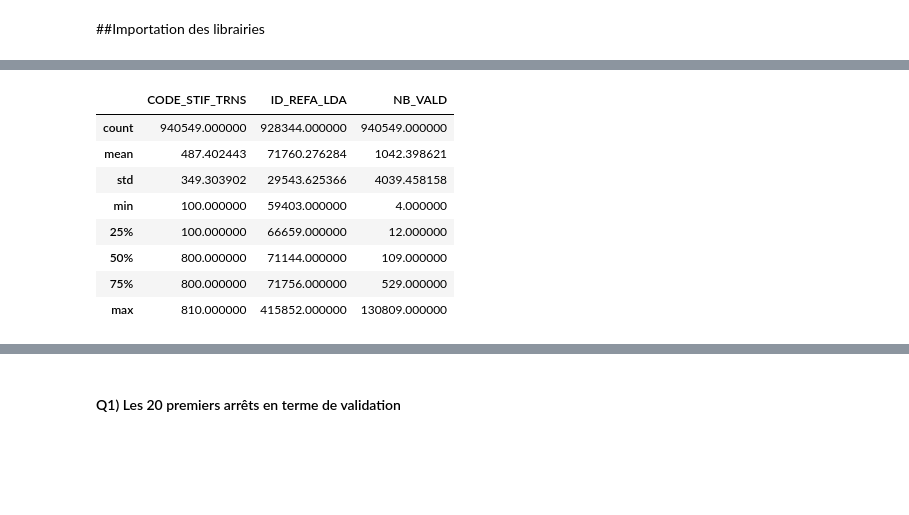
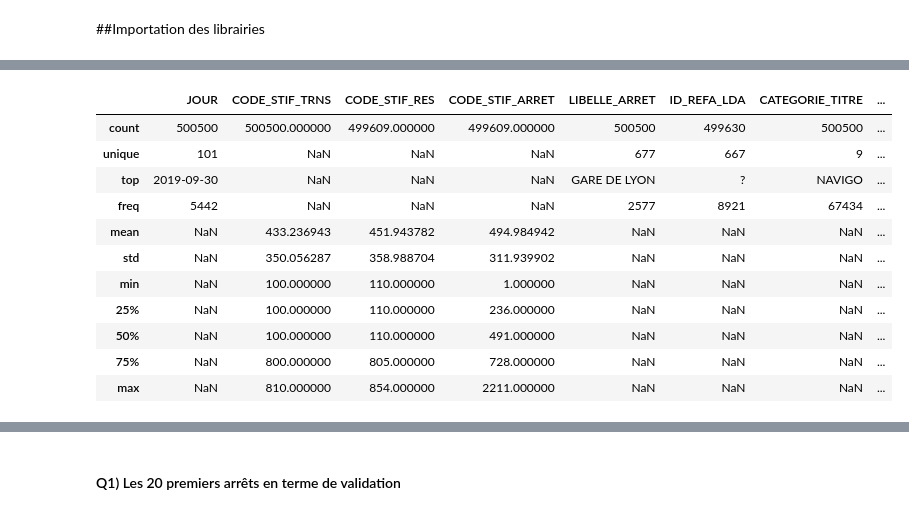
Before and after one commit to ChristiiK/AppliDataSncf, a Jupyter notebook: ApplicationSncf_vf.ipynb, the cells around one changed output, grey strips where cells are left out. Cells and saved outputs as stored; diff of their text form; code cells hidden in the pictures; blank space fills up the shorter version.

```diff
--- a/ApplicationSncf_vf.ipynb
+++ b/ApplicationSncf_vf.ipynb
@@ -12,5 +10,10 @@ sncf = pd.read_excel("C:/Users/KOUADIO Christiane/Documents/Traitement_données/
+# %%
+#sncf = pd.read_csv("C:/Users/KOUADIO Christiane/Documents/Traitement_données/validations-sncf.csv")
+
+sncf=pd.read_csv('C:/Users/KOUADIO Christiane/Documents/Traitement_données/validations-sncf.csv', sep=';', index_col=0)
 # %%
 # lire l'en-tête du data frame
-sncf.head()
+sncf.reset_index(0, inplace=True)
+sncf.head(20)
 # %% [output]
 |  | JOUR | CODE_STIF_TRNS | CODE_STIF_RES | CODE_STIF_ARRET | LIBELLE_ARRET | ID_REFA_LDA | CATEGORIE_TITRE | ... |
@@ -58,14 +104,17 @@ NB_VALD                0
 dtype: int64
 # %%
-# Description des variables numériques
-sncf.describe()
+# Description des statistiques sur le contenu de chaque colonne
+sncf.describe(include='all')
 # %% [output]
-|  | CODE_STIF_TRNS | ID_REFA_LDA | NB_VALD |
-| count | 940549.000000 | 928344.000000 | 940549.000000 |
-| mean | 487.402443 | 71760.276284 | 1042.398621 |
-| std | 349.303902 | 29543.625366 | 4039.458158 |
-| min | 100.000000 | 59403.000000 | 4.000000 |
-| 25% | 100.000000 | 66659.000000 | 12.000000 |
-| 50% | 800.000000 | 71144.000000 | 109.000000 |
-| 75% | 800.000000 | 71756.000000 | 529.000000 |
-| max | 810.000000 | 415852.000000 | 130809.000000 |
+|  | JOUR | CODE_STIF_TRNS | CODE_STIF_RES | CODE_STIF_ARRET | LIBELLE_ARRET | ID_REFA_LDA | CATEGORIE_TITRE | ... |
+| count | 500500 | 500500.000000 | 499609.000000 | 499609.000000 | 500500 | 499630 | 500500 | ... |
+| unique | 101 | NaN | NaN | NaN | 677 | 667 | 9 | ... |
+| top | 2019-09-30 | NaN | NaN | NaN | GARE DE LYON | ? | NAVIGO | ... |
+| freq | 5442 | NaN | NaN | NaN | 2577 | 8921 | 67434 | ... |
+| mean | NaN | 433.236943 | 451.943782 | 494.984942 | NaN | NaN | NaN | ... |
+| std | NaN | 350.056287 | 358.988704 | 311.939902 | NaN | NaN | NaN | ... |
+| min | NaN | 100.000000 | 110.000000 | 1.000000 | NaN | NaN | NaN | ... |
+| 25% | NaN | 100.000000 | 110.000000 | 236.000000 | NaN | NaN | NaN | ... |
+| 50% | NaN | 100.000000 | 110.000000 | 491.000000 | NaN | NaN | NaN | ... |
+| 75% | NaN | 800.000000 | 805.000000 | 728.000000 | NaN | NaN | NaN | ... |
+| max | NaN | 810.000000 | 854.000000 | 2211.000000 | NaN | NaN | NaN | ... |
```
Also changed, not shown: parts of 27 cells of this notebook.
